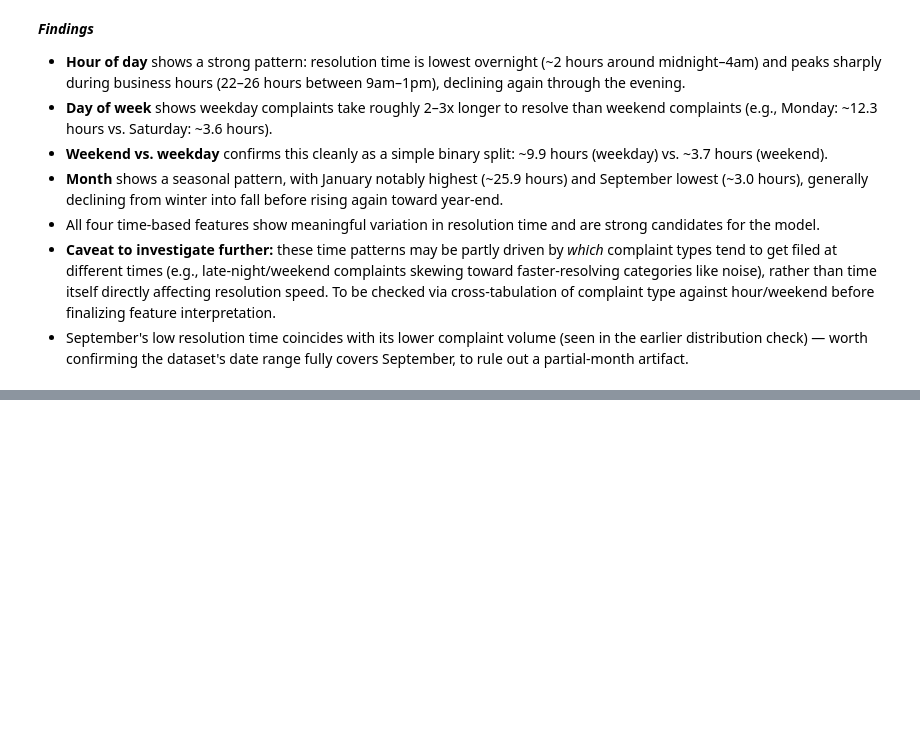
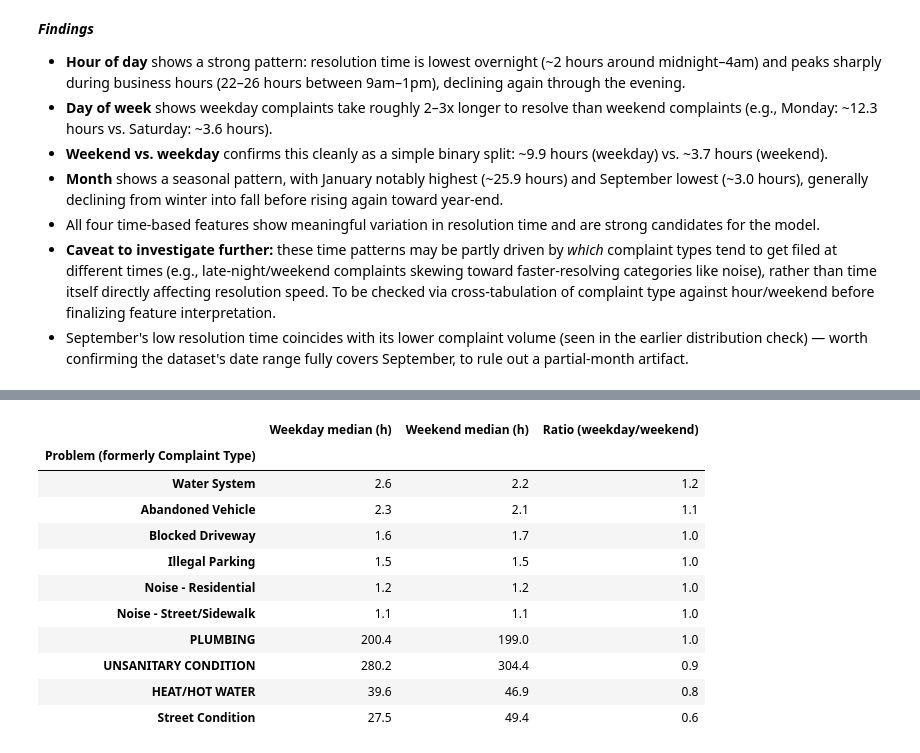
Before and after one commit to ushithila/311-Complaint-Resolution-Speed, a Jupyter notebook: notebooks/downloading_initial_EDA.ipynb, the cells around one changed output, grey strips where cells are left out. Cells and saved outputs as stored; diff of their text form; code cells hidden in the pictures; blank space fills up the shorter version.

```diff
--- a/notebooks/downloading_initial_EDA.ipynb
+++ b/notebooks/downloading_initial_EDA.ipynb
@@ -350,0 +326,9 @@ Name: resolution_hours, dtype: float64
+# %%
+problem_col = 'Problem (formerly Complaint Type)'
+top_10_problems = df[problem_col].value_counts().head(10).index
+df_top10 = df[df[problem_col].isin(top_10_problems)].copy()
+
+mix_by_weekend = pd.crosstab(df_top10[problem_col], df_top10['is_weekend'], normalize='index') * 100
+mix_by_weekend.columns = ['Weekday %', 'Weekend %']
+mix_by_weekend = mix_by_weekend.round(1).sort_values('Weekend %', ascending=False)
+mix_by_weekend
@@ -350,0 +348,18 @@ Name: resolution_hours, dtype: float64
+# %%
+within_type = df_top10.groupby([problem_col, 'is_weekend'])['resolution_hours'].median().unstack()
+within_type.columns = ['Weekday median (h)', 'Weekend median (h)']
+within_type['Ratio (weekday/weekend)'] = (within_type['Weekday median (h)'] / within_type['Weekend median (h)']).round(2)
+within_type.round(1).sort_values('Ratio (weekday/weekend)', ascending=False)
+# %% [output]
+|  | Weekday median (h) | Weekend median (h) | Ratio (weekday/weekend) |
+| Problem (formerly Complaint Type) |  |  |  |
+| Water System | 2.6 | 2.2 | 1.2 |
+| Abandoned Vehicle | 2.3 | 2.1 | 1.1 |
+| Blocked Driveway | 1.6 | 1.7 | 1.0 |
+| Illegal Parking | 1.5 | 1.5 | 1.0 |
+| Noise - Residential | 1.2 | 1.2 | 1.0 |
+| Noise - Street/Sidewalk | 1.1 | 1.1 | 1.0 |
+| PLUMBING | 200.4 | 199.0 | 1.0 |
+| UNSANITARY CONDITION | 280.2 | 304.4 | 0.9 |
+| HEAT/HOT WATER | 39.6 | 46.9 | 0.8 |
+| Street Condition | 27.5 | 49.4 | 0.6 |
```
Also changed, not shown: parts of 14 cells of this notebook, 3 other files.
